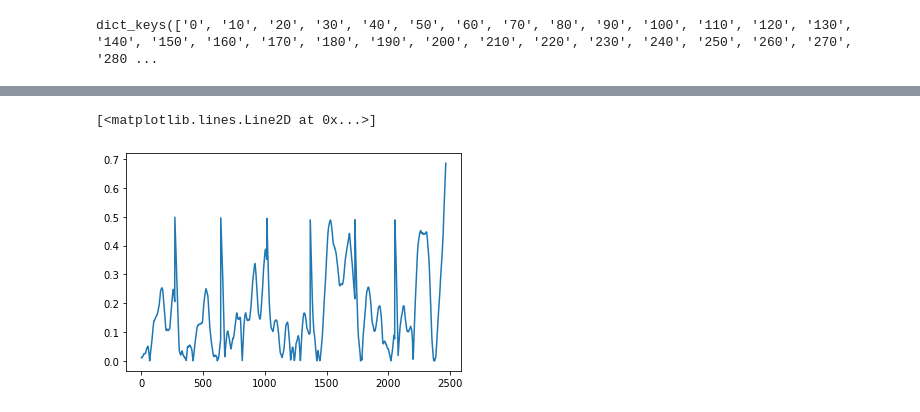
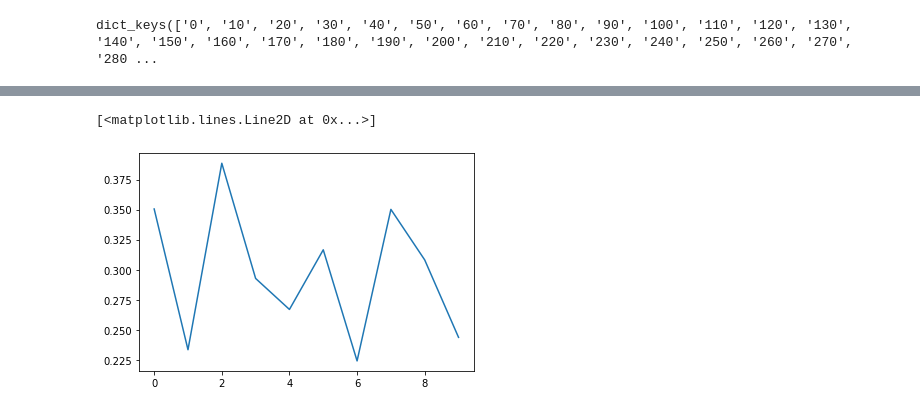
Before and after one commit to AdityaPutraS/Imitation-Learning-RL, a Jupyter notebook: Visualization.ipynb, the cells around one changed output, grey strips where cells are left out. Saved outputs shown, nothing was run; the diff lists cells and outputs as text; code cells hidden in the pictures.

```diff
--- a/Visualization.ipynb
+++ b/Visualization.ipynb
@@ -59,12 +59,15 @@ plt.show()
 # %% [markdown]
 # Visualisasi Eksperimen Agen Tunggal dan Bertingkat
 # %%
-with open("Log/experiment_data_low.json") as fp:
-    data = json.load(fp)
+with open("Log/data_2021-04-30_23-26-25_1690.json") as fp:
+    data_run_low = json.load(fp)
 
-with open("Log/experiment_data_hier2.json") as fp:
-    data_hier_1 = json.load(fp)
+with open("Log/hier_data_2021-05-01_17-03-09_1320.json") as fp:
+    data_run_hier = json.load(fp)
 
-with open("Log/experiment_data_hier3.json") as fp:
-    data_hier = json.load(fp)
+with open("Log/data_2021-05-01_23-32-16_1610.json") as fp:
+    data_walk_low = json.load(fp)
+
+with open("Log/hier_data_2021-05-02_12-26-15_960.json") as fp:
+    data_walk_hier = json.load(fp)
 # %%
@@ -74,5 +90,5 @@ dict_keys(['0', '10', '20', '30', '40', '50', '60', '70', '80', '90', '100', '11
 # %%
-plt.plot(data['0']['drift'][2])
+plt.plot(data_run_low['0']['drift'])
 # %% [output]
 [<matplotlib.lines.Line2D at 0x...>]
-[figure, old version]
+[figure, new version]
```
Also changed, not shown: parts of 10 cells of this notebook, 13 other files.
